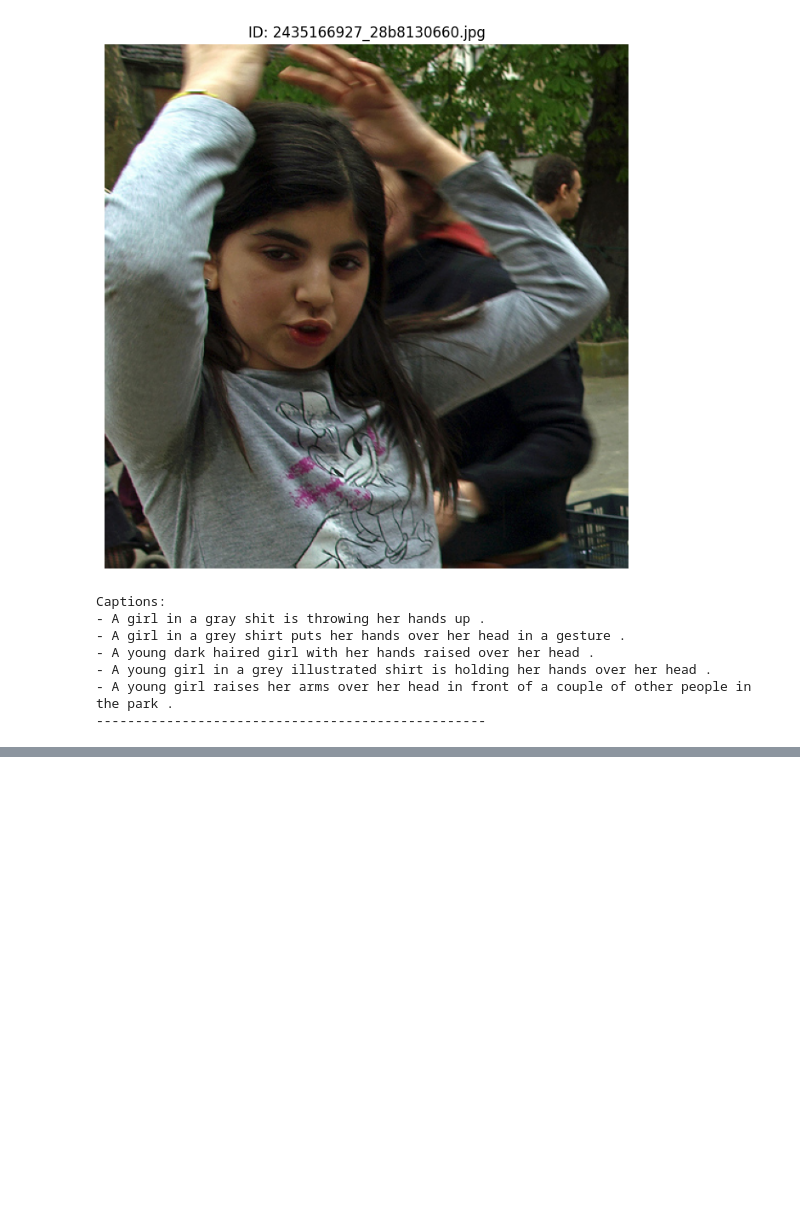
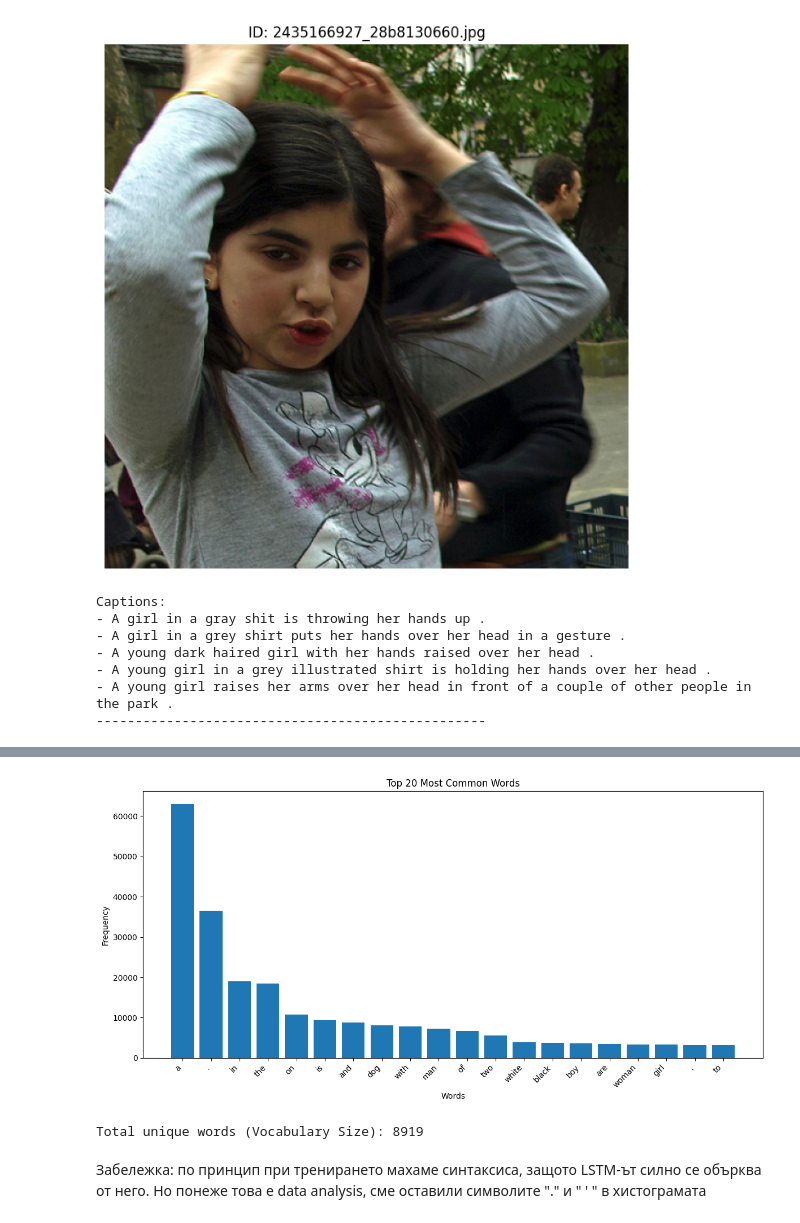
Before and after one commit to MariaD-BG/Image-caption-generator, a Jupyter notebook: eda.ipynb, the cells around one changed output, grey strips where cells are left out. Cells and saved outputs as stored; diff of their text form; code cells hidden in the pictures; blank space fills up the shorter version.

```diff
--- a/eda.ipynb
+++ b/eda.ipynb
@@ -83,0 +101,29 @@ Captions:
+# %%
+from collections import Counter
+import matplotlib.pyplot as plt
+
+# Flatten all captions into a huge list of words
+all_captions = " ".join(df['caption'].astype(str)).lower()
+words = all_captions.split()
+word_freq = Counter(words)
+
+# Get top 20 words
+common_words = word_freq.most_common(20)
+words_, counts_ = zip(*common_words)
+
+# Plot using matplotlib only
+plt.figure(figsize=(12, 6))
+plt.bar(words_, counts_)
+plt.title('Top 20 Most Common Words')
+plt.xlabel('Words')
+plt.ylabel('Frequency')
+plt.xticks(rotation=45, ha='right')
+plt.tight_layout()
+plt.show()
+
+print(f"Total unique words (Vocabulary Size): {len(word_freq)}")
+# %% [output]
+[figure, added]
+Total unique words (Vocabulary Size): 8919
+# %% [markdown]
+Забележка: по принцип при тренирането махаме синтаксиса, защото LSTM-ът силно се обърква от него. Но понеже това е data analysis, сме оставили символите "." и " ' " в хистограмата
```
Also changed, not shown: parts of 2 cells of this notebook, 5 other files.
